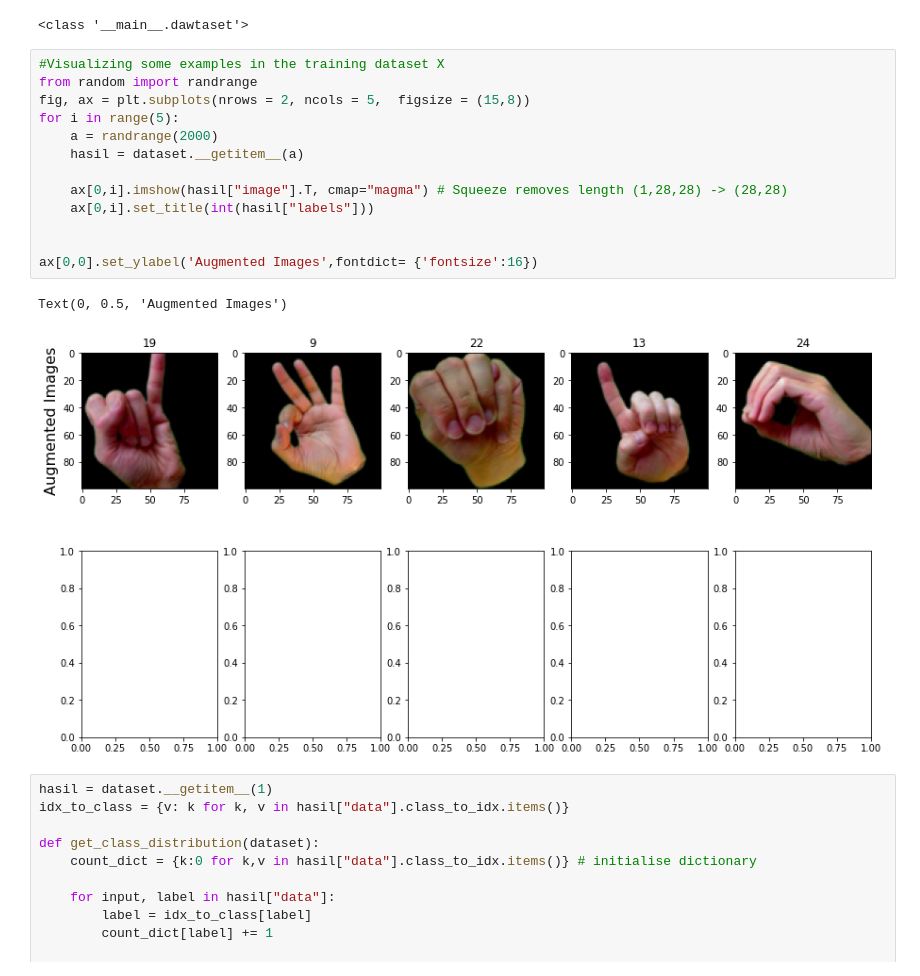
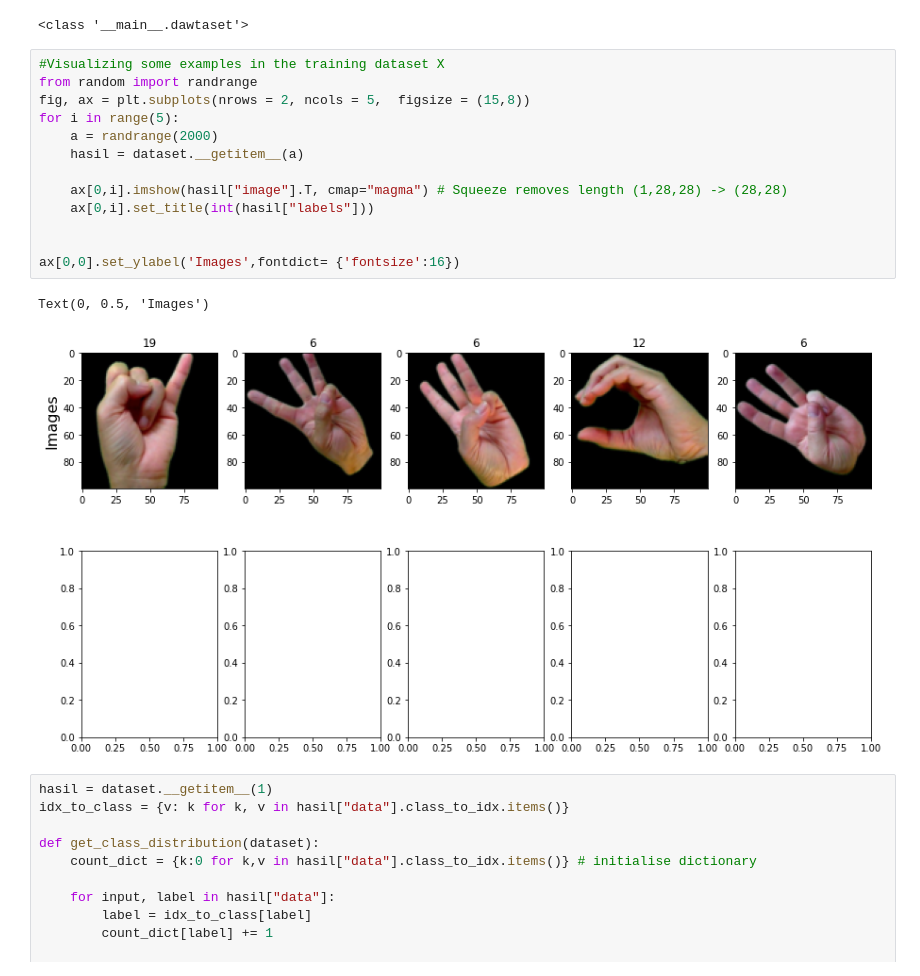
Before and after one commit to gustipangestu/code, a Jupyter notebook: 01. Blur/[s3]ghosnet+feature copy.ipynb, the cells around one changed output. Cells and saved outputs as stored; diff of their text form.

```diff
--- a/01. Blur/[s3]ghosnet+feature copy.ipynb
+++ b/01. Blur/[s3]ghosnet+feature copy.ipynb
@@ -189,19 +189,19 @@ print(type(dataset))
 # %%
 #Visualizing some examples in the training dataset X
 from random import randrange
 fig, ax = plt.subplots(nrows = 2, ncols = 5,  figsize = (15,8))
 for i in range(5):
     a = randrange(2000)
     hasil = dataset.__getitem__(a)
 
     ax[0,i].imshow(hasil["image"].T, cmap="magma") # Squeeze removes length (1,28,28) -> (28,28)
     ax[0,i].set_title(int(hasil["labels"]))
 
 
-ax[0,0].set_ylabel('Augmented Images',fontdict= {'fontsize':16})
+ax[0,0].set_ylabel('Images',fontdict= {'fontsize':16})
 # %% [output]
-Text(0, 0.5, 'Augmented Images')
+Text(0, 0.5, 'Images')
-[figure, old version]
+[figure, new version]
 # %%
 hasil = dataset.__getitem__(1)
 idx_to_class = {v: k for k, v in hasil["data"].class_to_idx.items()}
```
Also changed, not shown: parts of 6 cells of this notebook, 11 other files.
